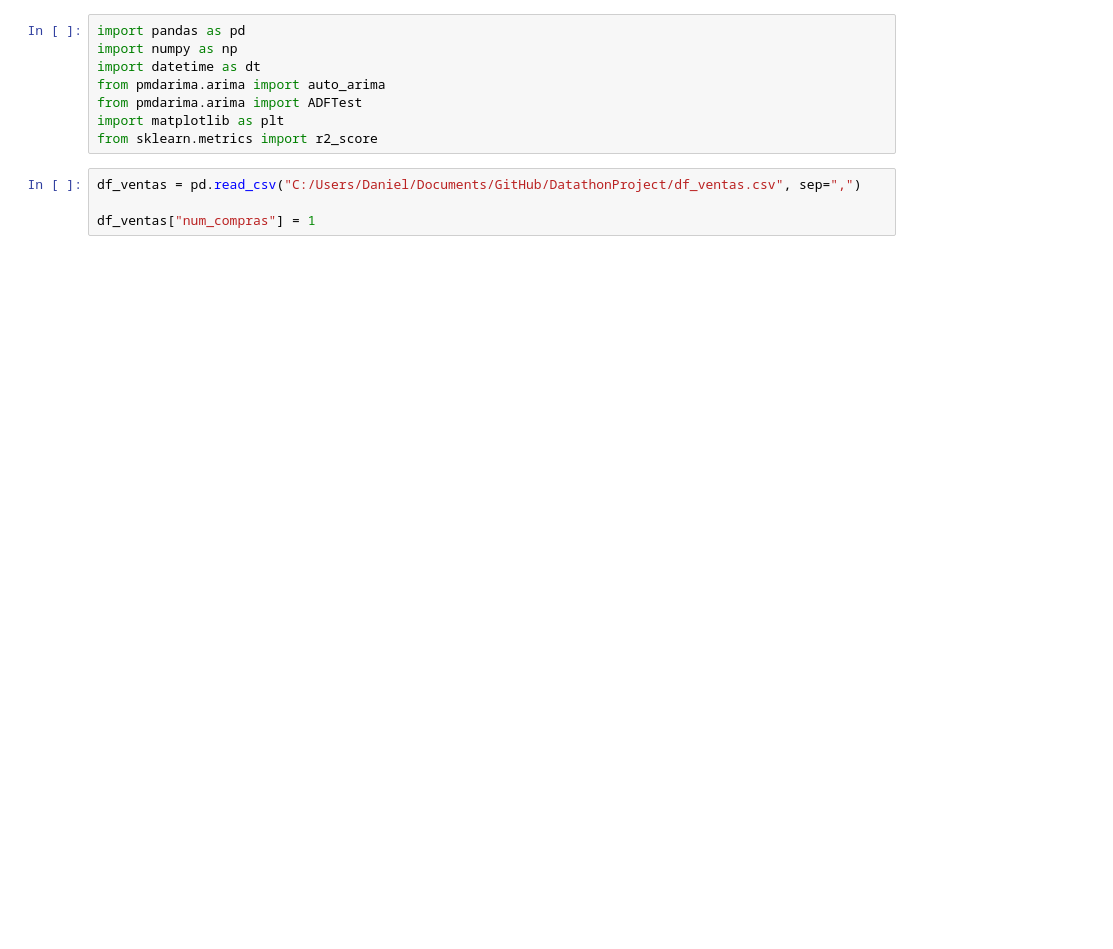
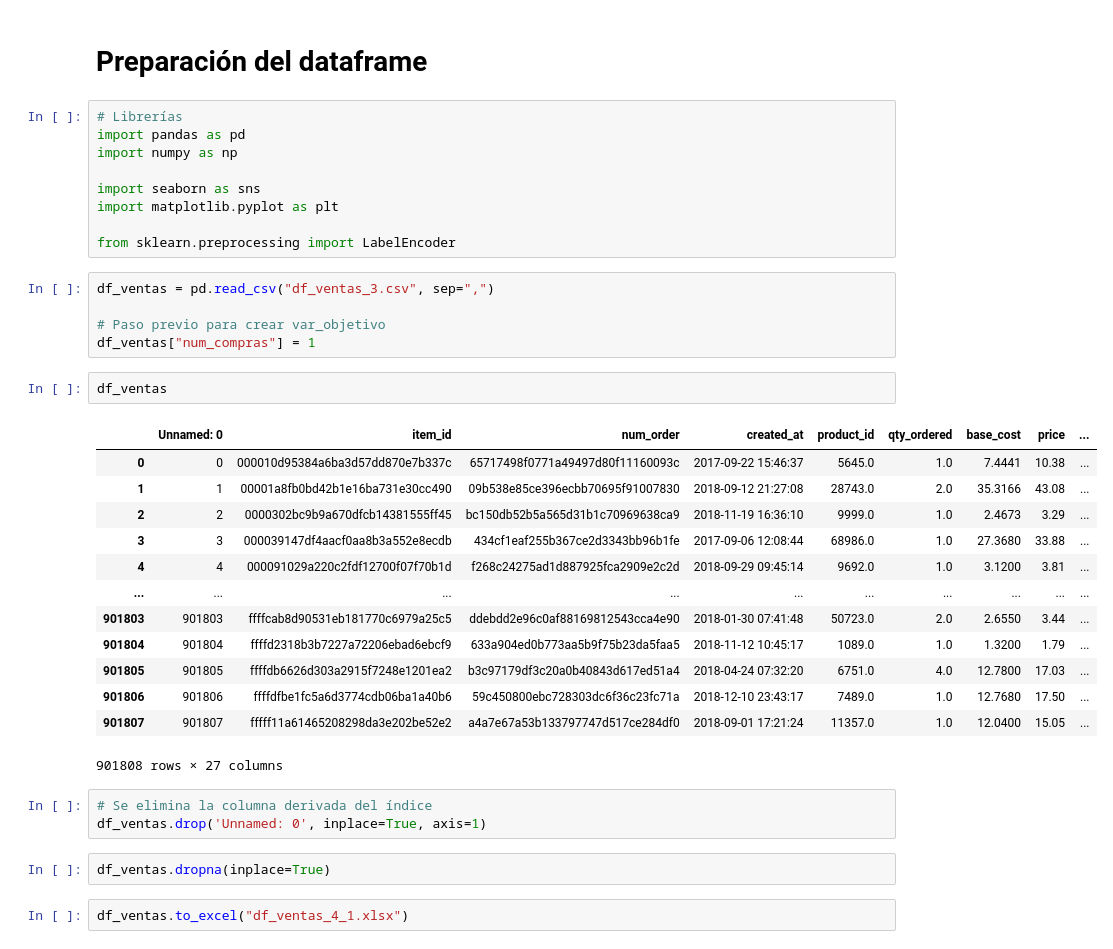
Before and after one commit to Jpardo07/DatathonProject, a Jupyter notebook: Definitivo/clientes.ipynb, the cells around one changed output. Saved outputs shown, nothing was run; the diff lists cells and outputs as text; blank space fills up the shorter version.

```diff
--- a/Definitivo/clientes.ipynb
+++ b/Definitivo/clientes.ipynb
@@ -1,15 +1,42 @@
+# %% [markdown]
+# Preparación del dataframe
 # %%
+# Librerías
 import pandas as pd
 import numpy as np
-import datetime as dt
-from pmdarima.arima import auto_arima
-from pmdarima.arima import ADFTest
-import matplotlib as plt
-from sklearn.metrics import r2_score
+
+import seaborn as sns
+import matplotlib.pyplot as plt
+
+from sklearn.preprocessing import LabelEncoder
 # %%
-df_ventas = pd.read_csv("C:/Users/Daniel/Documents/GitHub/DatathonProject/df_ventas.csv", sep=",")
+df_ventas = pd.read_csv("df_ventas_3.csv", sep=",")
 
+# Paso previo para crear var_objetivo
 df_ventas["num_compras"] = 1
+# %%
+df_ventas
+# %% [output]
+|  | Unnamed: 0 | item_id | num_order | created_at | product_id | qty_ordered | base_cost | price | ... |
+| 0 | 0 | 000010d95384a6ba3d57dd870e7b337c | 65717498f0771a49497d80f11160093c | 2017-09-22 15:46:37 | 5645.0 | 1.0 | 7.4441 | 10.38 | ... |
+| 1 | 1 | 00001a8fb0bd42b1e16ba731e30cc490 | 09b538e85ce396ecbb70695f91007830 | 2018-09-12 21:27:08 | 28743.0 | 2.0 | 35.3166 | 43.08 | ... |
+| 2 | 2 | 0000302bc9b9a670dfcb14381555ff45 | bc150db52b5a565d31b1c70969638ca9 | 2018-11-19 16:36:10 | 9999.0 | 1.0 | 2.4673 | 3.29 | ... |
+| 3 | 3 | 000039147df4aacf0aa8b3a552e8ecdb | 434cf1eaf255b367ce2d3343bb96b1fe | 2017-09-06 12:08:44 | 68986.0 | 1.0 | 27.3680 | 33.88 | ... |
+| 4 | 4 | 000091029a220c2fdf12700f07f70b1d | f268c24275ad1d887925fca2909e2c2d | 2018-09-29 09:45:14 | 9692.0 | 1.0 | 3.1200 | 3.81 | ... |
+| ... | ... | ... | ... | ... | ... | ... | ... | ... | ... |
+| 901803 | 901803 | ffffcab8d90531eb181770c6979a25c5 | ddebdd2e96c0af88169812543cca4e90 | 2018-01-30 07:41:48 | 50723.0 | 2.0 | 2.6550 | 3.44 | ... |
+| 901804 | 901804 | ffffd2318b3b7227a72206ebad6ebcf9 | 633a904ed0b773aa5b9f75b23da5faa5 | 2018-11-12 10:45:17 | 1089.0 | 1.0 | 1.3200 | 1.79 | ... |
+| 901805 | 901805 | ffffdb6626d303a2915f7248e1201ea2 | b3c97179df3c20a0b40843d617ed51a4 | 2018-04-24 07:32:20 | 6751.0 | 4.0 | 12.7800 | 17.03 | ... |
+| 901806 | 901806 | ffffdfbe1fc5a6d3774cdb06ba1a40b6 | 59c450800ebc728303dc6f36c23fc71a | 2018-12-10 23:43:17 | 7489.0 | 1.0 | 12.7680 | 17.50 | ... |
+| 901807 | 901807 | fffff11a61465208298da3e202be52e2 | a4a7e67a53b133797747d517ce284df0 | 2018-09-01 17:21:24 | 11357.0 | 1.0 | 12.0400 | 15.05 | ... |
+901808 rows × 27 columns
+# %%
+# Se elimina la columna derivada del índice
+df_ventas.drop('Unnamed: 0', inplace=True, axis=1)
+# %%
+df_ventas.dropna(inplace=True)
+# %%
+df_ventas.to_excel("df_ventas_4_1.xlsx")
 # %%
 #Añadir columnas a la lista que se quiera hacer dummies
 
```
Also changed, not shown: parts of 35 cells of this notebook, 3 other files.
